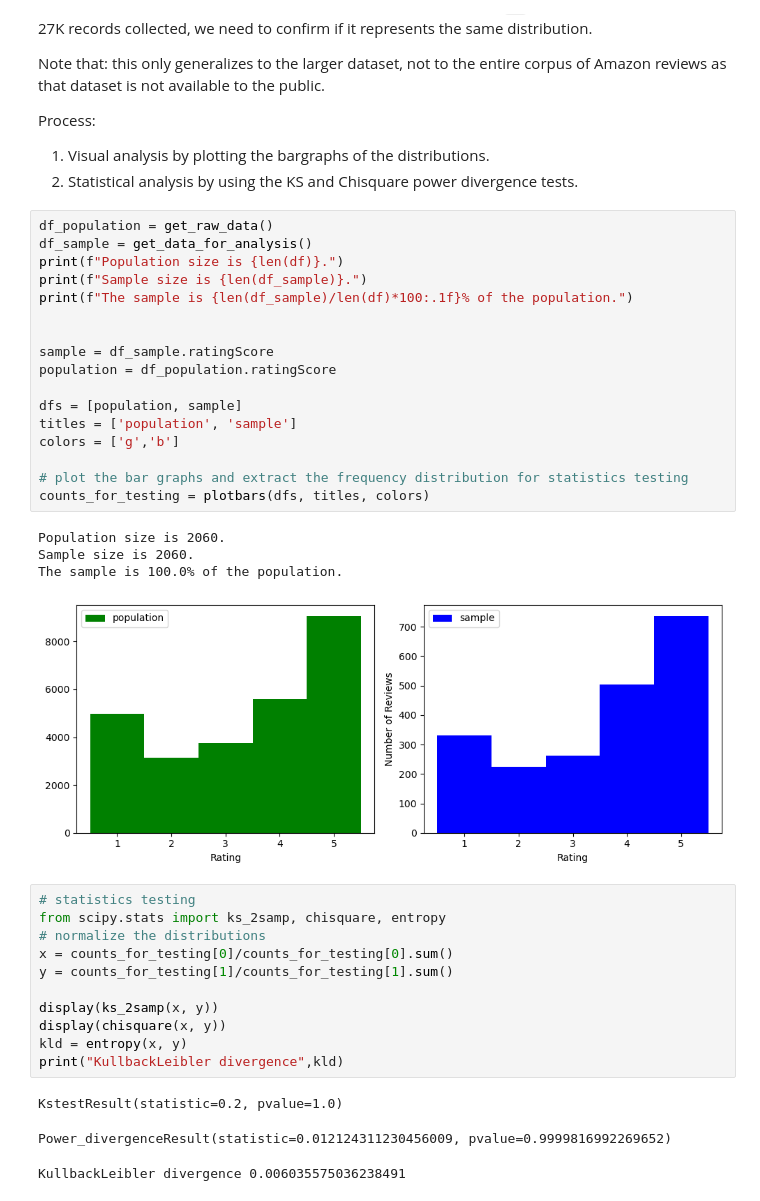
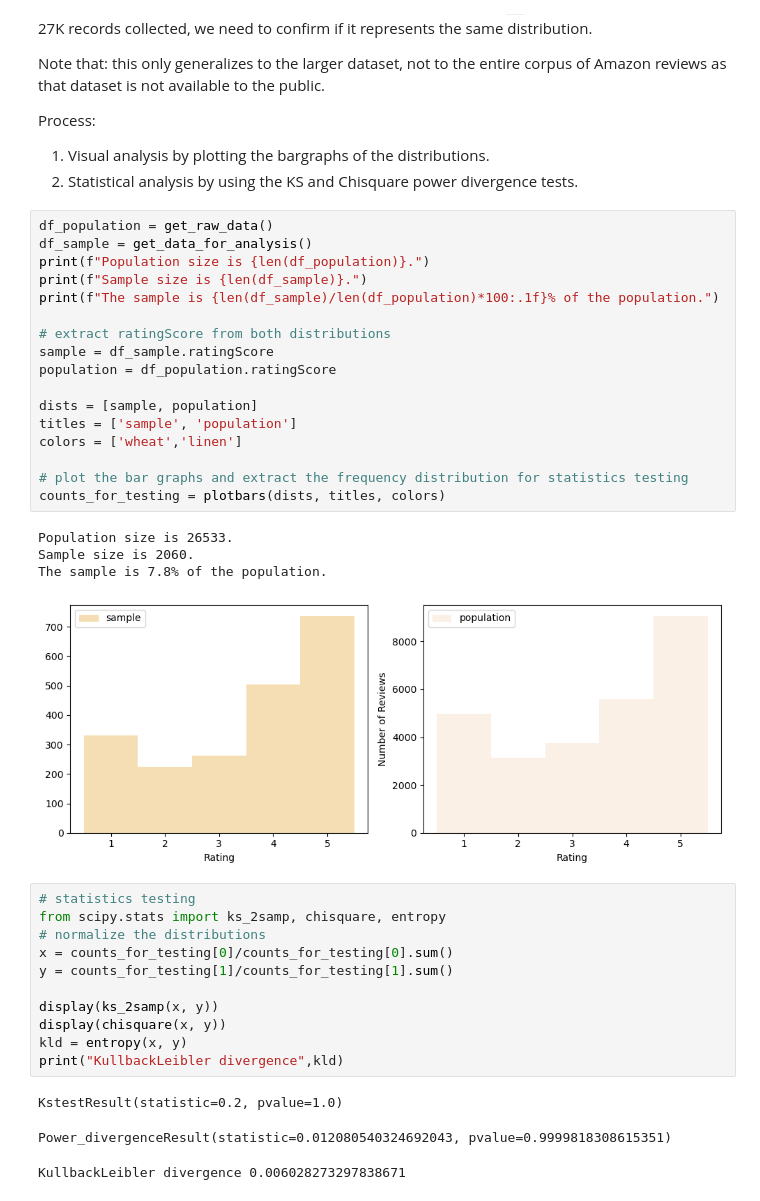
Before and after one commit to OriginalityAI/Amazon-reviews-study, a Jupyter notebook: Analysis.ipynb, the cells around one changed output. Drawn from its saved outputs; the diff is of its cells as text.

```diff
--- a/Analysis.ipynb
+++ b/Analysis.ipynb
@@ -198,25 +198,25 @@ Process:
 # %%
 df_population = get_raw_data()
 df_sample = get_data_for_analysis()
-print(f"Population size is {len(df)}.")
+print(f"Population size is {len(df_population)}.")
 print(f"Sample size is {len(df_sample)}.")
-print(f"The sample is {len(df_sample)/len(df)*100:.1f}% of the population.")
+print(f"The sample is {len(df_sample)/len(df_population)*100:.1f}% of the population.")
 
-
+# extract ratingScore from both distributions
 sample = df_sample.ratingScore
 population = df_population.ratingScore
 
-dfs = [population, sample]
-titles = ['population', 'sample']
-colors = ['g','b']
+dists = [sample, population]
+titles = ['sample', 'population']
+colors = ['wheat','linen']
 
 # plot the bar graphs and extract the frequency distribution for statistics testing
-counts_for_testing = plotbars(dfs, titles, colors)
+counts_for_testing = plotbars(dists, titles, colors)
 # %% [output]
-Population size is 2060.
+Population size is 26533.
 Sample size is 2060.
-The sample is 100.0% of the population.
+The sample is 7.8% of the population.
-[figure, old version]
+[figure, new version]
 # %%
 # statistics testing
 from scipy.stats import ks_2samp, chisquare, entropy
@@ -230,7 +230,7 @@ kld = entropy(x, y)
 print("KullbackLeibler divergence",kld)
 # %% [output]
 KstestResult(statistic=0.2, pvalue=1.0)
-Power_divergenceResult(statistic=0.012124311230456009, pvalue=0.9999816992269652)
+Power_divergenceResult(statistic=0.012080540324692043, pvalue=0.9999818308615351)
-KullbackLeibler divergence 0.006035575036238491
+KullbackLeibler divergence 0.006028273297838671
 # %% [markdown]
 ### Summary of Findings
```
Also changed, not shown: parts of 4 cells of this notebook, 1 other file.
